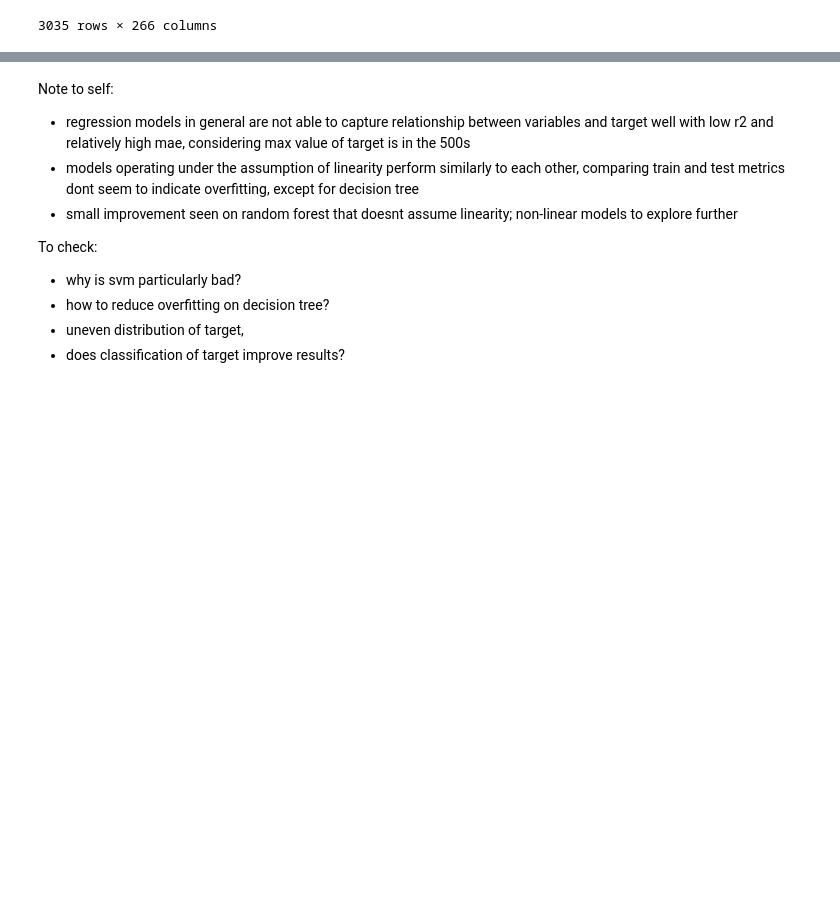
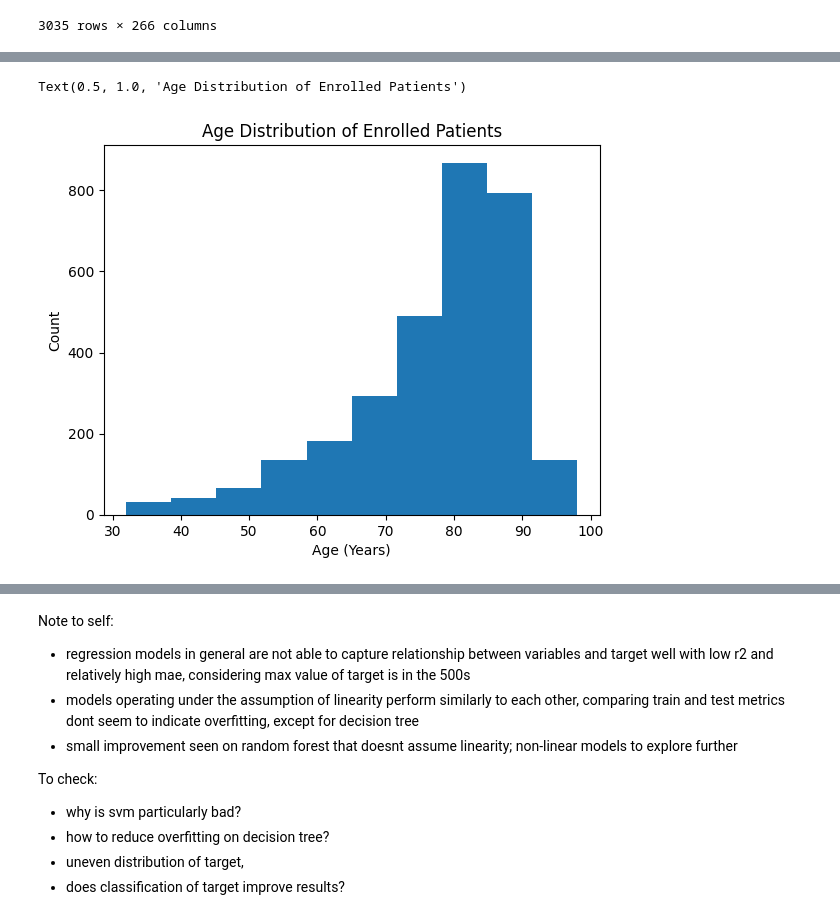
Before and after one commit to nurainizailani/StrokePrediction, a Jupyter notebook: data_exploration.ipynb, the cells around one changed output, grey strips where cells are left out. Cells and saved outputs as stored; diff of their text form; code cells hidden in the pictures; blank space fills up the shorter version.

```diff
--- a/data_exploration.ipynb
+++ b/data_exploration.ipynb
@@ -114,0 +189,9 @@ Name: deathdate_unknown, dtype: float64
+# %%
+# plot age distribution
+plt.hist(df['age'].round())
+plt.xlabel('Age (Years)')
+plt.ylabel('Count')
+plt.title('Age Distribution of Enrolled Patients')
+# %% [output]
+Text(0.5, 1.0, 'Age Distribution of Enrolled Patients')
+[figure, added]
```
Also changed, not shown: parts of 40 cells of this notebook, 36 other files.
